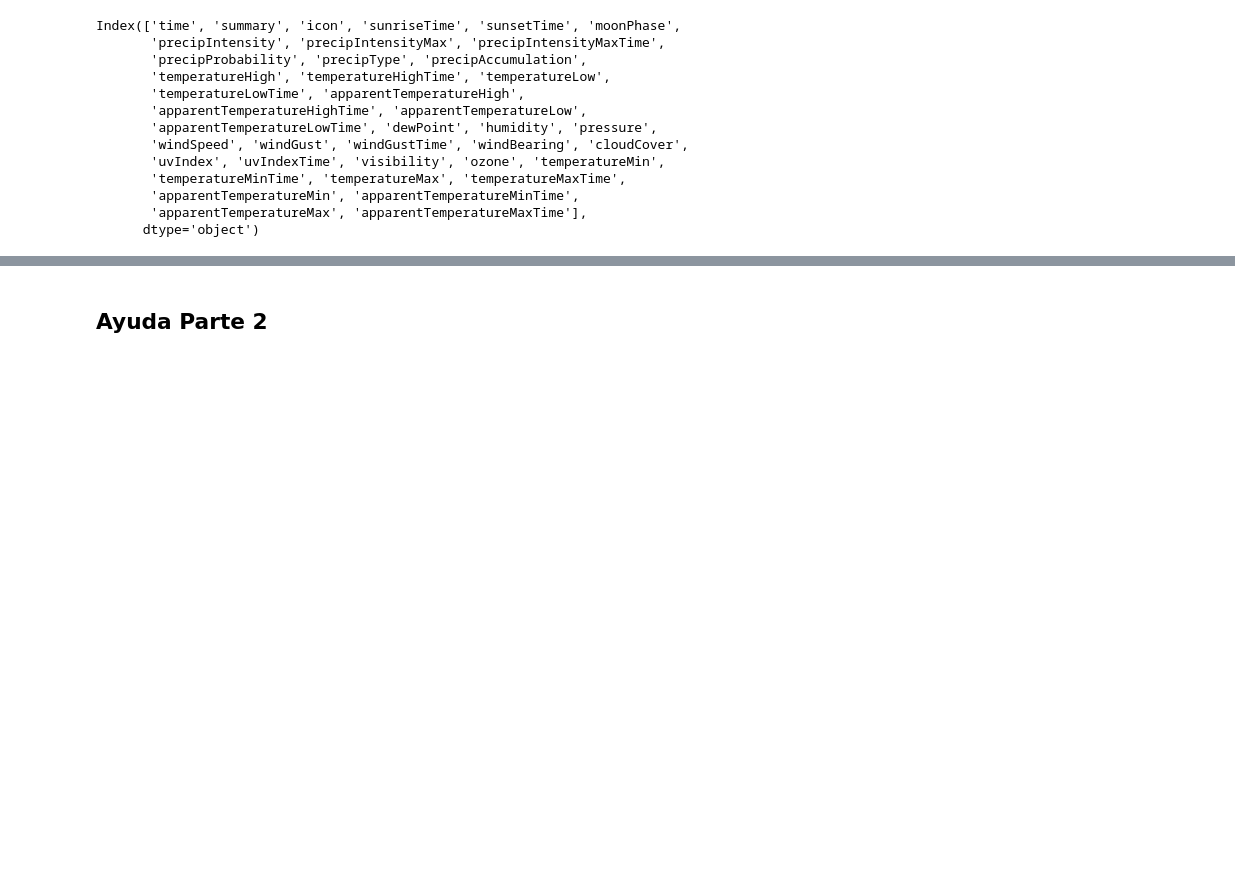
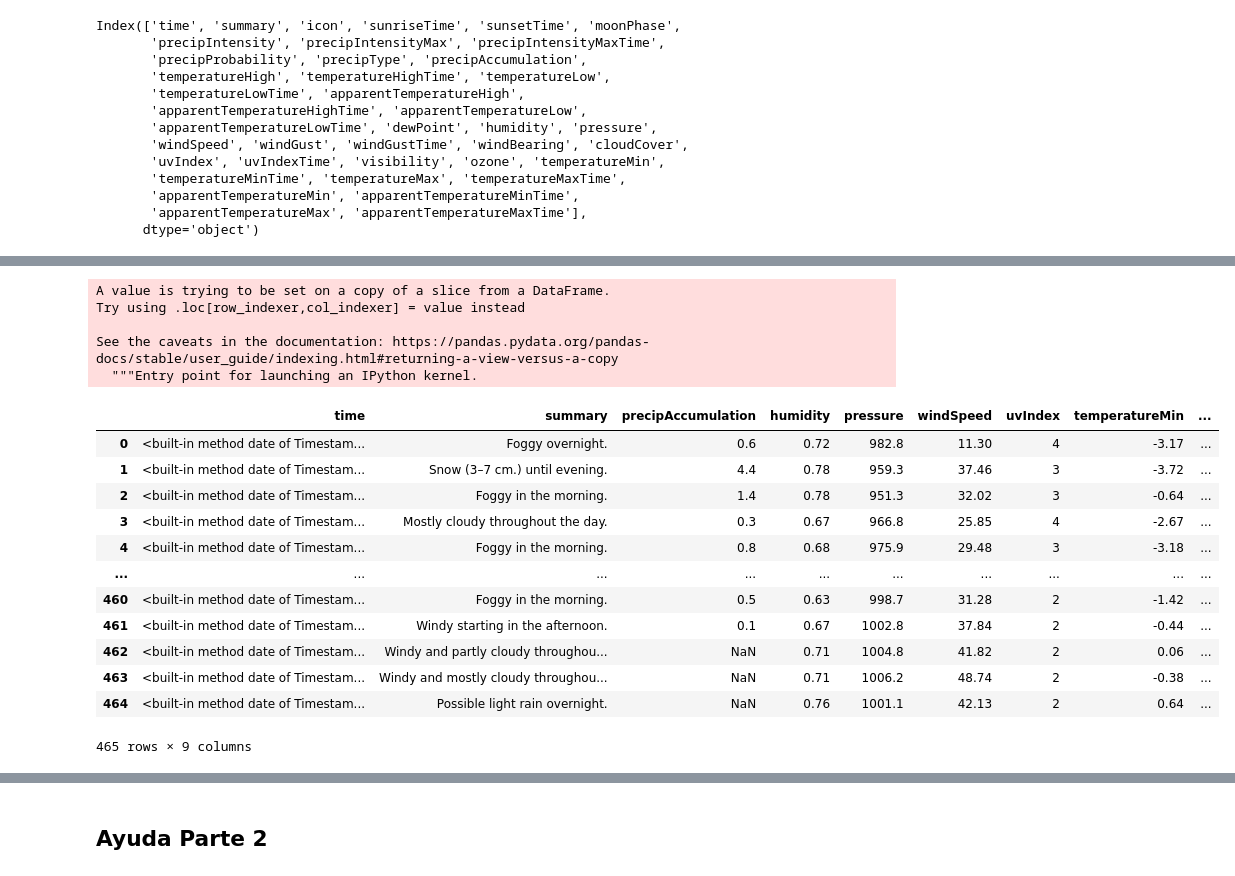
Before and after one commit to Rondamon/2020_Mentoria_PronosticoCaudales, a Jupyter notebook: TP2-Copy1.ipynb, the cells around one changed output, grey strips where cells are left out. Cells and saved outputs as stored; diff of their text form; code cells hidden in the pictures; blank space fills up the shorter version.

Commit message:
timestamp replaced by datetime format

```diff
--- a/TP2-Copy1.ipynb
+++ b/TP2-Copy1.ipynb
@@ -192,0 +204,22 @@ df = flatten_json[['time',
+# %%
+df2['time'] = df2['time'].apply(lambda x: pd.Timestamp(x).date)
+df2
+# %% [output]
+A value is trying to be set on a copy of a slice from a DataFrame.
+Try using .loc[row_indexer,col_indexer] = value instead
+
+See the caveats in the documentation: https://pandas.pydata.org/pandas-docs/stable/user_guide/indexing.html#returning-a-view-versus-a-copy
+  """Entry point for launching an IPython kernel.
+|  | time | summary | precipAccumulation | humidity | pressure | windSpeed | uvIndex | temperatureMin | ... |
+| 0 | <built-in method date of Timestam... | Foggy overnight. | 0.6 | 0.72 | 982.8 | 11.30 | 4 | -3.17 | ... |
+| 1 | <built-in method date of Timestam... | Snow (3–7 cm.) until evening. | 4.4 | 0.78 | 959.3 | 37.46 | 3 | -3.72 | ... |
+| 2 | <built-in method date of Timestam... | Foggy in the morning. | 1.4 | 0.78 | 951.3 | 32.02 | 3 | -0.64 | ... |
+| 3 | <built-in method date of Timestam... | Mostly cloudy throughout the day. | 0.3 | 0.67 | 966.8 | 25.85 | 4 | -2.67 | ... |
+| 4 | <built-in method date of Timestam... | Foggy in the morning. | 0.8 | 0.68 | 975.9 | 29.48 | 3 | -3.18 | ... |
+| ... | ... | ... | ... | ... | ... | ... | ... | ... | ... |
+| 460 | <built-in method date of Timestam... | Foggy in the morning. | 0.5 | 0.63 | 998.7 | 31.28 | 2 | -1.42 | ... |
+| 461 | <built-in method date of Timestam... | Windy starting in the afternoon. | 0.1 | 0.67 | 1002.8 | 37.84 | 2 | -0.44 | ... |
+| 462 | <built-in method date of Timestam... | Windy and partly cloudy throughou... | NaN | 0.71 | 1004.8 | 41.82 | 2 | 0.06 | ... |
+| 463 | <built-in method date of Timestam... | Windy and mostly cloudy throughou... | NaN | 0.71 | 1006.2 | 48.74 | 2 | -0.38 | ... |
+| 464 | <built-in method date of Timestam... | Possible light rain overnight. | NaN | 0.76 | 1001.1 | 42.13 | 2 | 0.64 | ... |
+465 rows × 9 columns
```
Also changed, not shown: parts of 7 cells of this notebook.
